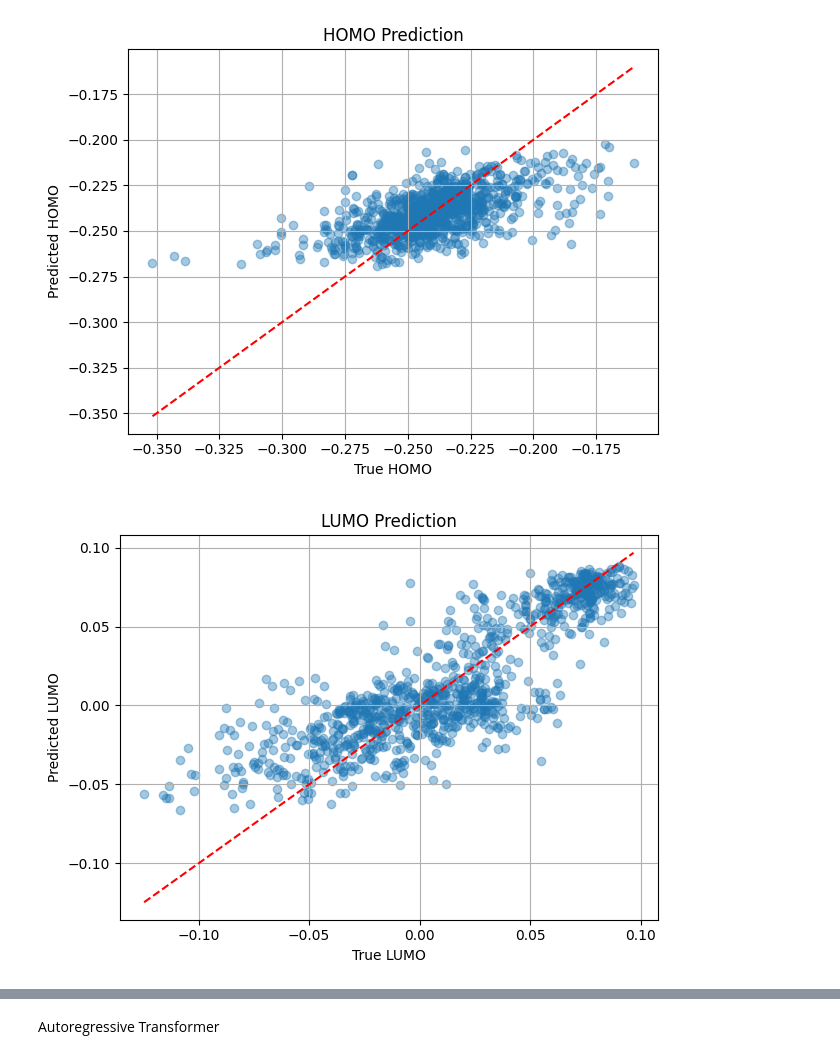
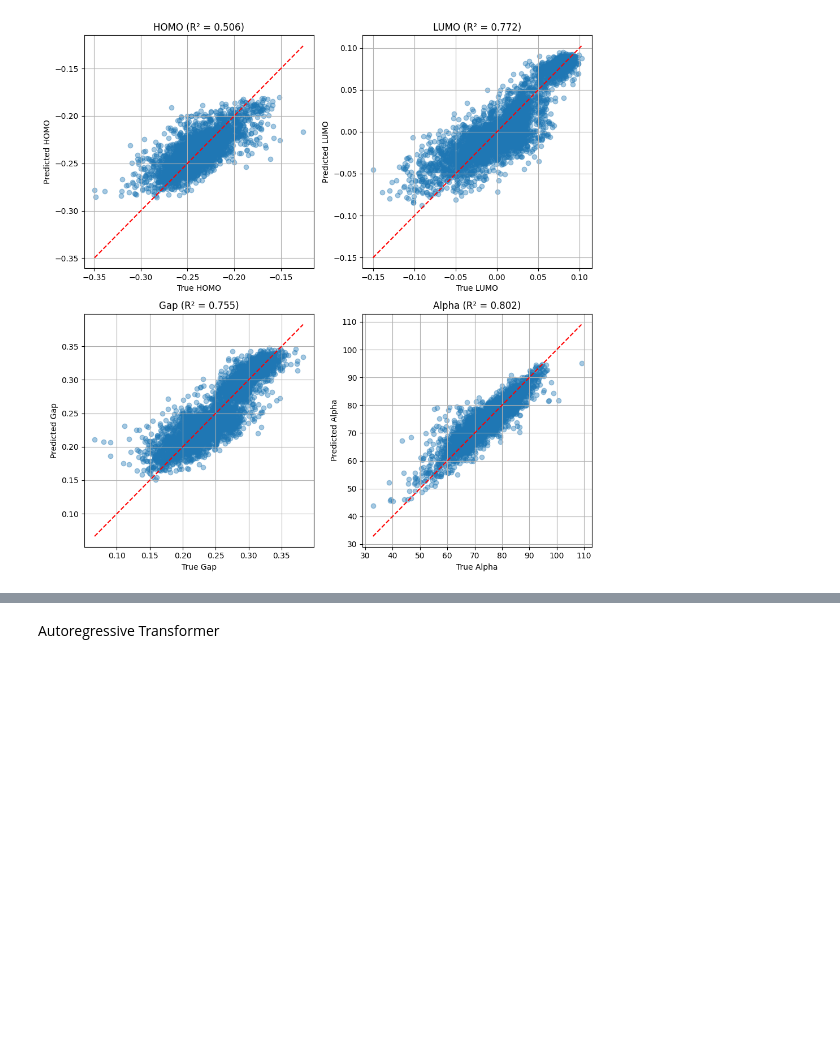
Before and after one commit to WeaverC20/NEMSTransformer, a Jupyter notebook: Project.ipynb, the cells around one changed output, grey strips where cells are left out. Cells and saved outputs as stored; diff of their text form; code cells hidden in the pictures; blank space fills up the shorter version.

```diff
--- a/Project.ipynb
+++ b/Project.ipynb
@@ -20,7 +20,7 @@ from sklearn.model_selection import train_test_split
 df = pd.read_csv("qm9_.csv")
 
 # Subset the data for quick testing
-subset_size = 5000  # You can change this to 1000, 10000, etc.
+subset_size = 20000  # You can change this to 1000, 10000, etc.       133883 size of full dataset
 df = df.dropna(subset=["homo", "lumo", "gap", "alpha"]).sample(n=subset_size, random_state=42).reset_index(drop=True)
 
 # Extract SMILES and targets
@@ -122,7 +122,7 @@ from tqdm import tqdm
 optimizer = torch.optim.Adam(model.parameters(), lr=1e-4)
 loss_fn = nn.MSELoss()
 
-for epoch in range(10):
+for epoch in range(5):
     model.train()
     total_loss = 0
     for x, y in tqdm(train_loader):
@@ -149,35 +144,39 @@ Epoch 10 | Loss: 0.4431
 # %%
 import matplotlib.pyplot as plt
+from sklearn.metrics import r2_score
 
 model.eval()
 preds, truths = [], []
 with torch.no_grad():
     for x, y in test_loader:
         x = x.to(device)
         pred = model(x)
         preds.append(pred.cpu())
         truths.append(y)
 
 preds = torch.cat(preds).numpy()
 truths = torch.cat(truths).numpy()
 
 # Inverse transform targets
 preds = scaler.inverse_transform(preds)
 truths = scaler.inverse_transform(truths)
 
-# Plot
+# Plot setup
 labels = ["HOMO", "LUMO", "Gap", "Alpha"]
+fig, axs = plt.subplots(2, 2, figsize=(10, 10))
+axs = axs.flatten()
+
 for i in range(4):
-    plt.figure()
-    plt.scatter(truths[:, i], preds[:, i], alpha=0.4)
-    plt.xlabel(f"True {labels[i]}")
-    plt.ylabel(f"Predicted {labels[i]}")
-    plt.title(f"{labels[i]} Prediction")
-    plt.plot([truths[:, i].min(), truths[:, i].max()],
-             [truths[:, i].min(), truths[:, i].max()], 'r--')
-    plt.grid(True)
-    plt.tight_layout()
-    plt.show()
+    r2 = r2_score(truths[:, i], preds[:, i])
+    axs[i].scatter(truths[:, i], preds[:, i], alpha=0.4)
+    axs[i].plot([truths[:, i].min(), truths[:, i].max()],
+                [truths[:, i].min(), truths[:, i].max()], 'r--')
+    axs[i].set_xlabel(f"True {labels[i]}")
+    axs[i].set_ylabel(f"Predicted {labels[i]}")
+    axs[i].set_title(f"{labels[i]} (R² = {r2:.3f})")
+    axs[i].grid(True)
+
+plt.tight_layout()
+plt.show()
 # %% [output]
-[figure, old version]
+[figure, new version]
-[figure, removed]
```
Also changed, not shown: parts of 28 cells of this notebook, 4 other files.
